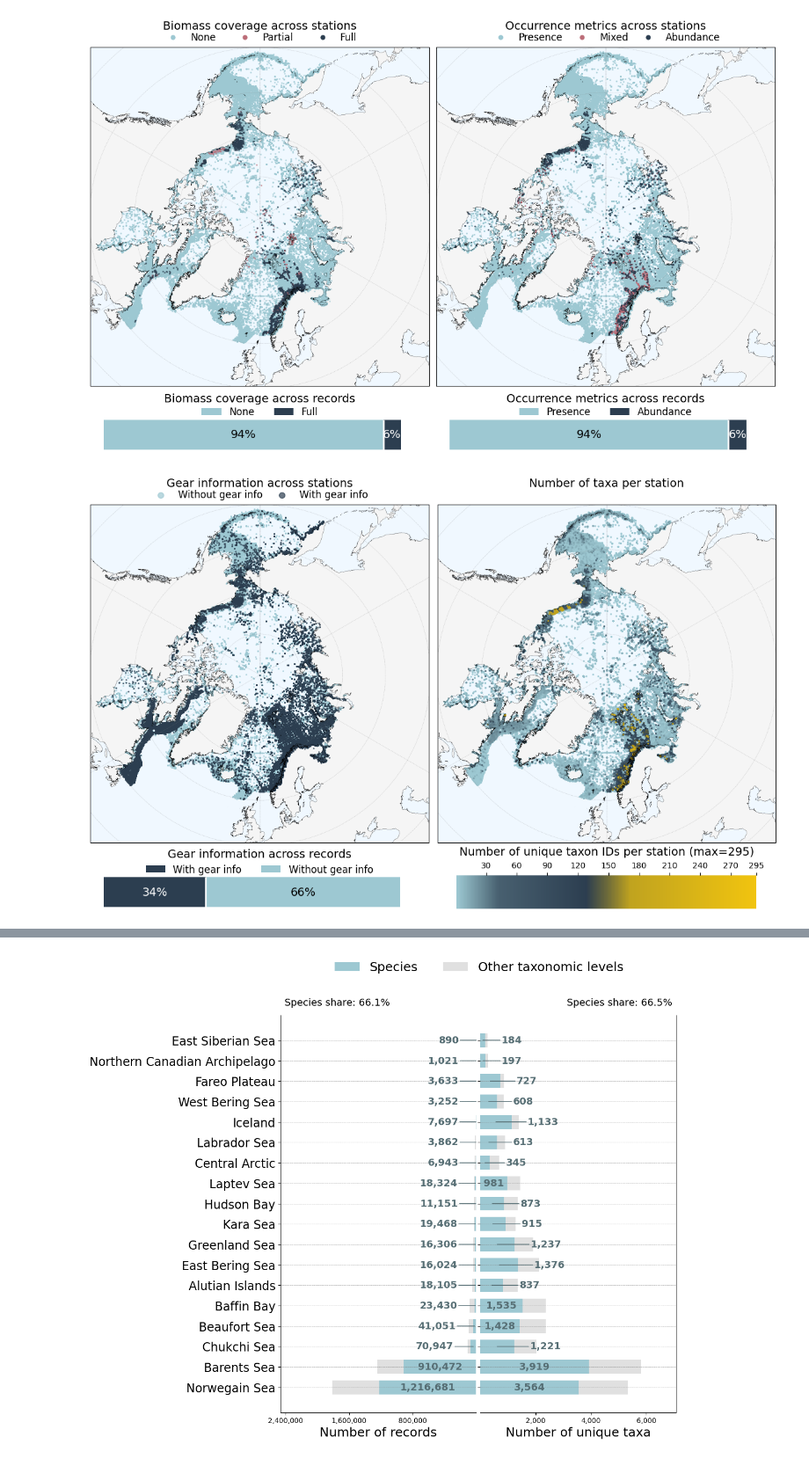
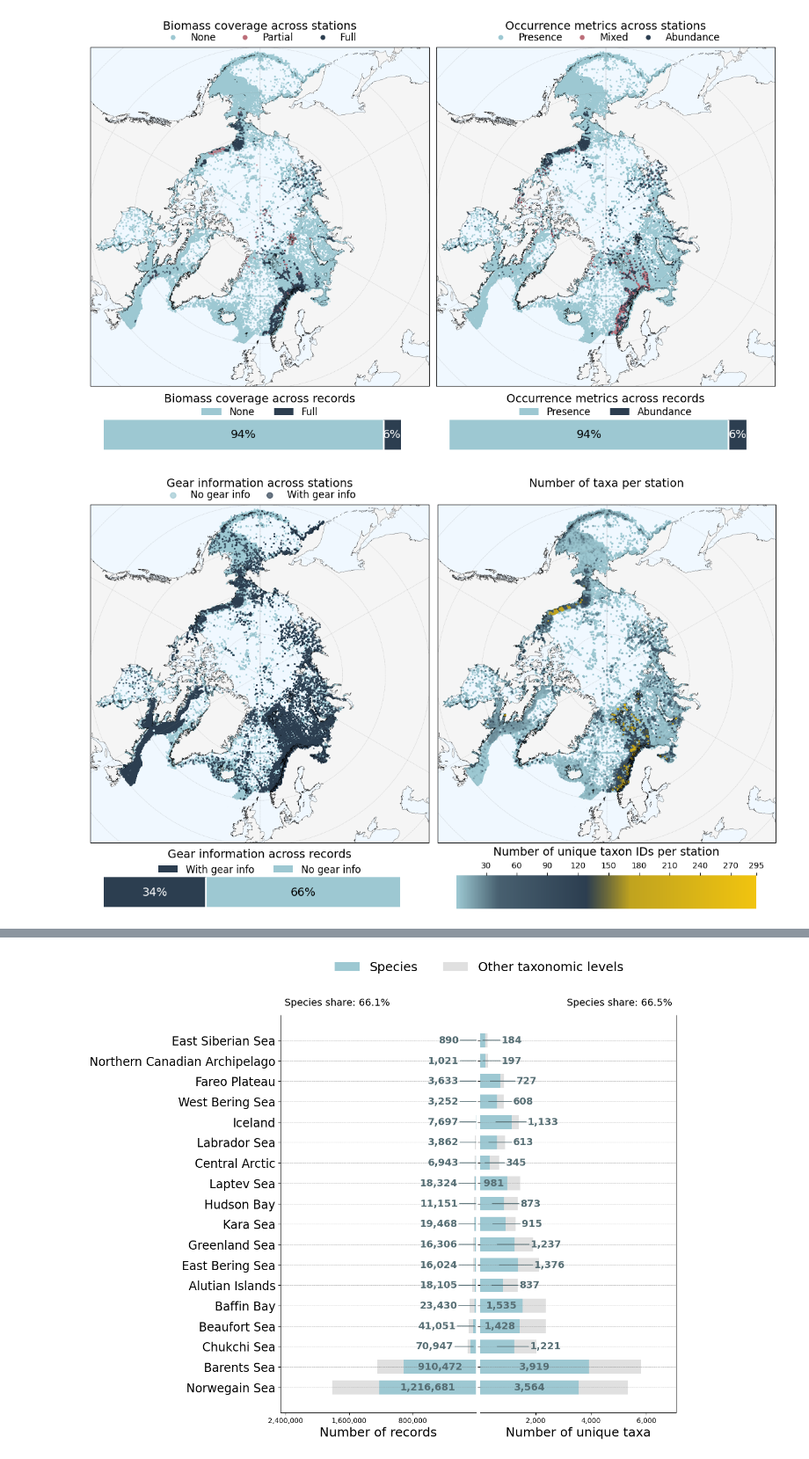
Before and after one commit to hanna-modin/benth-marc, a Jupyter notebook: Manuscript/data_paper_manuscript.ipynb, the cells around one changed output, grey strips where cells are left out. Shown at 88% size. Cells and saved outputs as stored; diff of their text form; code cells hidden in the pictures.

```diff
--- a/Manuscript/data_paper_manuscript.ipynb
+++ b/Manuscript/data_paper_manuscript.ipynb
@@ -1139,7 +1170,7 @@ gear_norm = coords_gear['gear'].astype('string').str.strip().str.lower()
 missing_tokens = {'', 'nan', 'none', '<na>'}
 coords_gear['gear_info'] = np.where(
     coords_gear['gear'].isna() | gear_norm.isin(missing_tokens),
-    'Without gear info',
+    'No gear info',
     'With gear info'
 )
 
@@ -1149,8 +1180,8 @@ coords_gear = coords_gear[
     (coords_gear['lon'] >= -180) & (coords_gear['lon'] <= 180)
 ]
 
-colors_gear = {'Without gear info': '#9DC8D2', 'With gear info': '#2C3E50'}
-drawing_order_gear = ['Without gear info', 'With gear info']
+colors_gear = {'No gear info': '#9DC8D2', 'With gear info': '#2C3E50'}
+drawing_order_gear = ['No gear info', 'With gear info']
 
 # Prepare data for the gear information bar plot (record level)
 df_merged_gear = pd.read_parquet('..//All data//all_merged.parquet', columns=['gear'])
@@ -1163,15 +1194,15 @@ pct_with_gear = (float(has_gear_info.sum()) / float(n_records) * 100.0) if n_rec
 pct_without_gear = 100.0 - pct_with_gear
 
 plot_df_gear = pd.DataFrame({
-    'Gear info': ['With gear info', 'Without gear info'],
+    'Gear info': ['With gear info', 'No gear info'],
     'Percent': [pct_with_gear, pct_without_gear]
 })
-order_gear = ['With gear info', 'Without gear info']
-color_map_gear = {'With gear info': '#2C3E50', 'Without gear info': '#9DC8D2'}
+order_gear = ['With gear info', 'No gear info']
+color_map_gear = {'With gear info': '#2C3E50', 'No gear info': '#9DC8D2'}
 # %%
 #| fig-pos: "H"
 #| label: fig-panelmap
-#| fig-cap: "a) Biomass coverage, b) occurrence metrics and c) gear information across stations and records, as well as d) number of unique taxa per station of benthic invertebrates in the BENTH-MARC data collection. In 4 d), stations with higher numbers of taxa are drawn on top of stations with lower numbers of taxa."
+#| fig-cap: "Benthic invertebrates in BENTH-MARC by a) biomass coverage, b) occurrence metrics and c) gear information across stations and records, as well as d) number of unique taxa per station. In 4 d), stations with higher numbers of taxa are drawn on top of stations with lower numbers of taxa."
 
 
 # ------------------------------ NEXT FIGURE -----------------------------------------
@@ -1278,7 +1309,7 @@ cb = fig.colorbar(sm, ax=ax3, orientation='horizontal', fraction=1, pad=0.05, as
 # Move ticks, labels, and title above the colorbar
 cb.ax.xaxis.set_ticks_position('top')  # Move ticks to the top
 cb.ax.xaxis.set_label_position('top')  # Move label to the top
-cb.set_label(f'Number of unique taxon IDs per station (max={int(true_max_records)})', fontsize=14, labelpad=8)
+cb.set_label(f'Number of unique taxon IDs per station', fontsize=14, labelpad=8)
 cb_ticks = [0, 30, 60, 90, 120, 150, 180, 210, 240, 270, int(round(display_vmax_records))]
 cb_ticks = [tick for tick in cb_ticks if vmin_records <= tick <= display_vmax_records]
 cb_ticks = np.unique(cb_ticks).tolist()
@@ -1307,34 +1338,34 @@ ax4.vlines(gap_left, -0.4, 0.4, colors='white', linewidth=2)
 ax4.set_xticks([])
 ax4.set_yticks([])
 ax4.set_title('Gear information across records', pad=22, fontsize=14)
 ax4.spines['top'].set_visible(False)
 ax4.spines['right'].set_visible(False)
 ax4.spines['left'].set_visible(False)
 ax4.spines['bottom'].set_visible(False)
 ax4.grid(False)
 # Add legend for Plot 4
 legend_handles = [Patch(facecolor=color_map_gear[m], edgecolor='none', label=m) for m in order_gear]
 ax4.legend(
     handles=legend_handles,
     loc='upper center',
     bbox_to_anchor=(0.5, 1.6),
     ncol=2,
     frameon=False,
     fontsize=12,
 )
 # Adjust layout and save the panel
 plt.tight_layout()
 plt.subplots_adjust(hspace=-0.375)
 # Center the gear bar under the gear map
 pos2 = ax2.get_position()
 pos4 = ax4.get_position()
 bar_width_scale = 0.92
 new_w2 = pos2.width * bar_width_scale
 ax4.set_position([pos2.x0 + (pos2.width - new_w2) / 2, pos4.y0, new_w2, pos4.height])
 plt.savefig('panel_biomass_metrics_updated.png', dpi=300, bbox_inches='tight', facecolor='white')
 plt.show()
 # %% [output]
-[figure, old version]
+[figure, new version]
 # %%
 #| include: false
 
```
Also changed, not shown: parts of 33 cells of this notebook, 1 other file.
